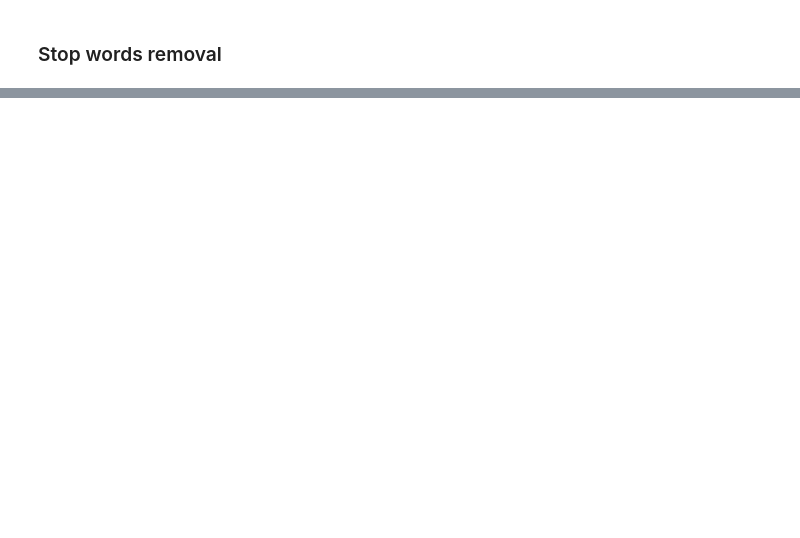
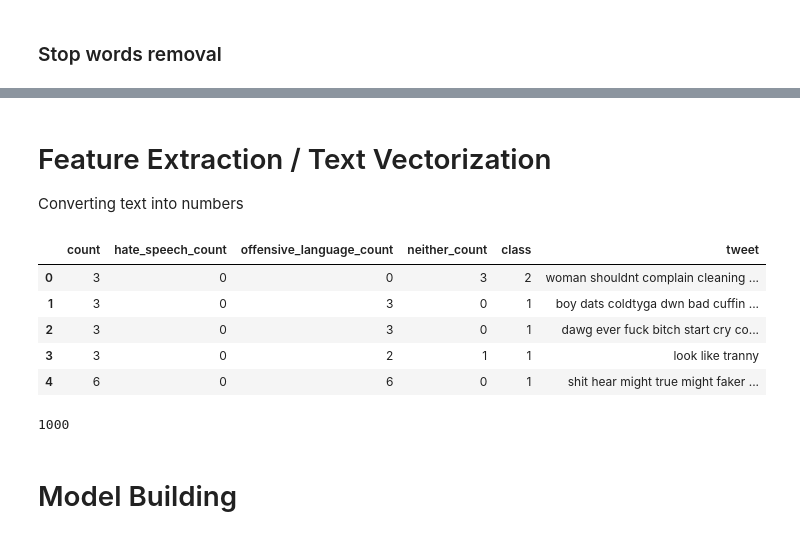
Before and after one commit to saurav-thakur/YouTube-Comments-Analytics-and-Summarizer, a Jupyter notebook: notebooks/01_exploring_data.ipynb, the cells around one changed output, grey strips where cells are left out. Drawn from its saved outputs; the diff is of its cells as text; code cells hidden in the pictures; blank space fills up the shorter version.

Commit message:
feat:more preprocessing and base modeling

```diff
--- a/notebooks/01_exploring_data.ipynb
+++ b/notebooks/01_exploring_data.ipynb
@@ -75,0 +127,3 @@ Prior to training machine learning models or algorithms, we should apply standar
+# %%
+df["tweet"] = df["tweet"].apply(lambda x: helper.remove_emojis(x))
+df["tweet"]
@@ -250,0 +370,13 @@ Name: tweet, Length: 24783, dtype: object
+# %% [markdown]
+# Feature Extraction / Text Vectorization
+
+Converting text into numbers
+# %%
+df.head()
+# %% [output]
+|  | count | hate_speech_count | offensive_language_count | neither_count | class | tweet |
+| 0 | 3 | 0 | 0 | 3 | 2 | woman shouldnt complain cleaning ... |
+| 1 | 3 | 0 | 3 | 0 | 1 | boy dats coldtyga dwn bad cuffin ... |
+| 2 | 3 | 0 | 3 | 0 | 1 | dawg ever fuck bitch start cry co... |
+| 3 | 3 | 0 | 2 | 1 | 1 | look like tranny |
+| 4 | 6 | 0 | 6 | 0 | 1 | shit hear might true might faker ... |
@@ -250,0 +390,4 @@ Name: tweet, Length: 24783, dtype: object
+# %%
+len(cv.vocabulary_)
+# %% [output]
+1000
@@ -250,0 +396,2 @@ Name: tweet, Length: 24783, dtype: object
+# %% [markdown]
+# Model Building
```
Also changed, not shown: parts of 41 cells of this notebook, 1 other file.
